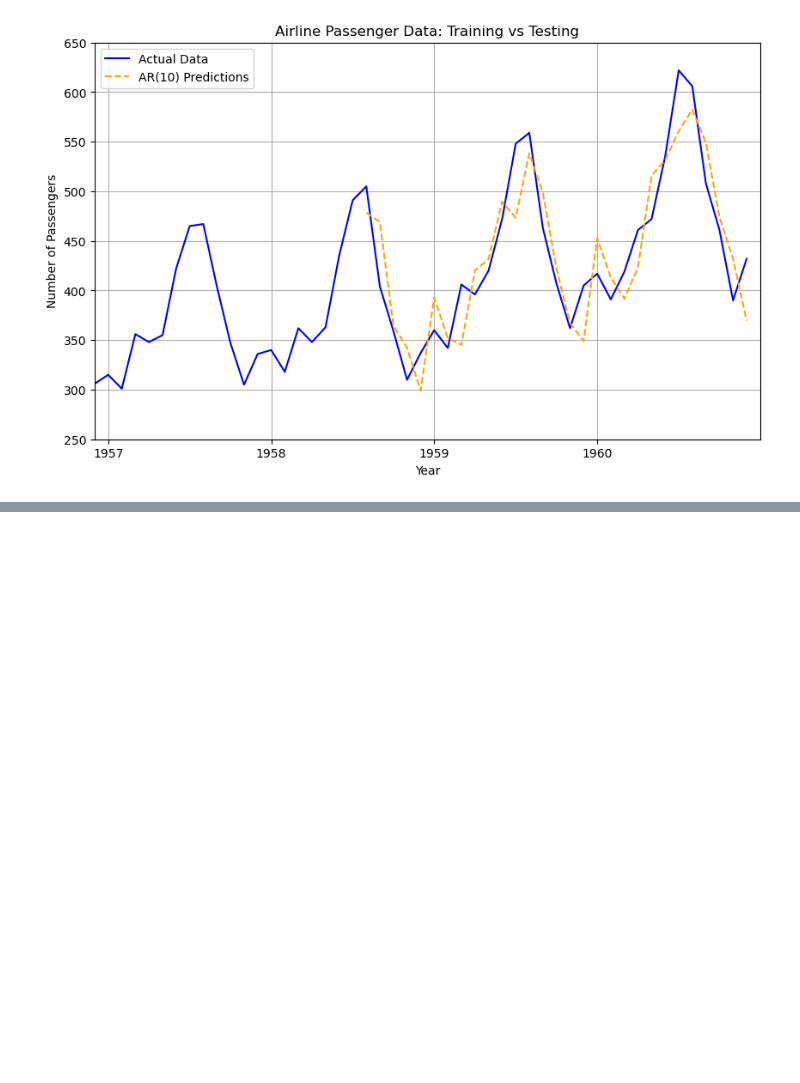
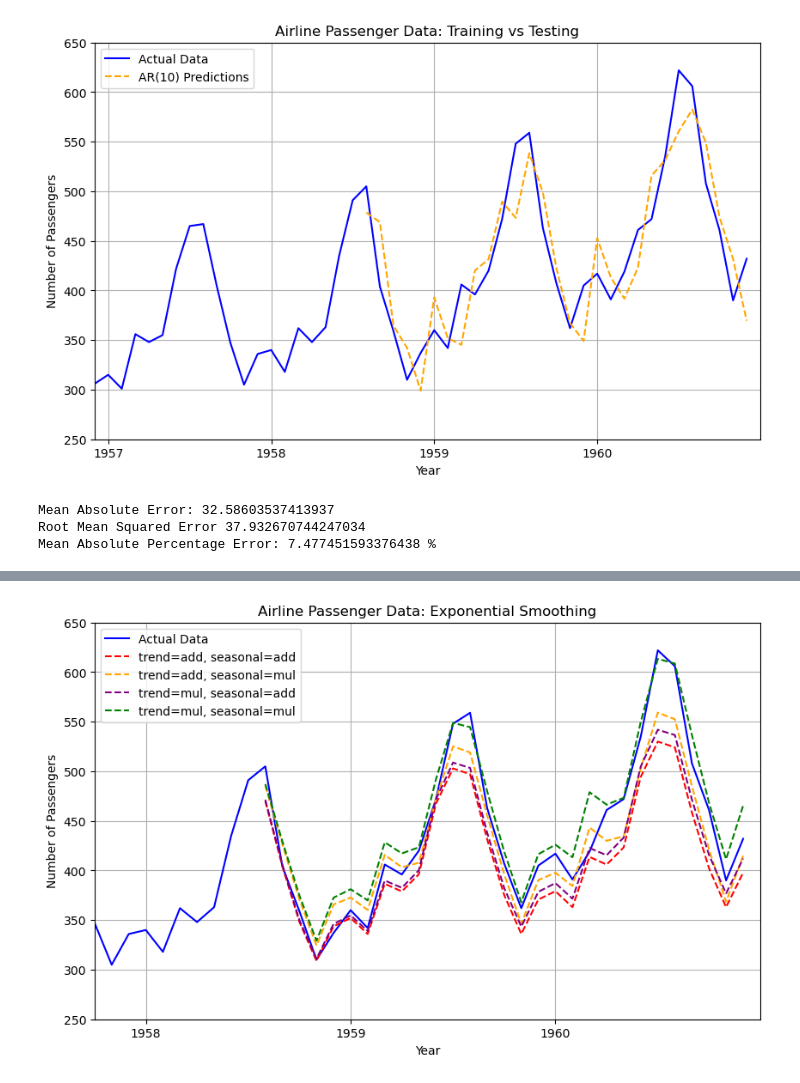
Before and after one commit to lyvin05/EE344-Time-Forecasting-Project, a Jupyter notebook: Notebooks/time_forecast_airline_passengers.ipynb, the cells around one changed output, grey strips where cells are left out. Cells and saved outputs as stored; diff of their text form; code cells hidden in the pictures; blank space fills up the shorter version.

Commit message:
Added exponential smoothing forecasting to airline passengers dataset

```diff
--- a/Notebooks/time_forecast.ipynb
+++ b/Notebooks/time_forecast_airline_passengers.ipynb
@@ -182,3 +191,68 @@ plt.grid(True)
 plt.show()
 # %% [output]
 [figure]
+# %%
+# Function to find MAE, RMSE, and MAPE of the forecast
+def evaluate(prediction, actual_observation):
+    mae = mean_absolute_error(actual_observation, prediction)
+    rmse = root_mean_squared_error(actual_observation, prediction)
+    mape = mean_absolute_percentage_error(actual_observation, prediction)
+
+    print("Mean Absolute Error:", mae)
+    print("Root Mean Squared Error", rmse)
+    print("Mean Absolute Percentage Error:", mape * 100, "%")
+
+evaluate(predictions, y_test)
+# %% [output]
+Mean Absolute Error: 32.58603537413937
+Root Mean Squared Error 37.932670744247034
+Mean Absolute Percentage Error: 7.477451593376438 %
+# %%
+# Exponential Smoothing taking trends and seasonal behavior
+from statsmodels.tsa.holtwinters import ExponentialSmoothing
+
+# Trying 4 different models using additive/multiplicative trend/season and evaluate it
+predictions = []
+labels = []
+
+for trend in ["add", "mul"]:
+    for seasonal in ["add", "mul"]:
+        model = ExponentialSmoothing(
+            train["total_passengers"],
+            trend=trend,
+            seasonal=seasonal,
+            seasonal_periods=12,
+        )
+        prediction = model.fit().forecast(len(test))
+        predictions.append(prediction)
+        labels.append(f"trend={trend}, seasonal={seasonal}")
+        print("\nTrend:", trend, " | Seasonal:", seasonal)
+        evaluate(prediction, y_test)
+
+# Plot results
+fig, ax = plt.subplots(figsize=(10, 6))
+
+ax.plot(
+    passenger_data["month"],
+    passenger_data["total_passengers"],
+    label="Actual Data",
+    color="blue"
+)
+
+ax.plot(test["month"], predictions[0], label=labels[0], color="red", linestyle="--")
+ax.plot(test["month"], predictions[1], label=labels[1], color="orange", linestyle="--")
+ax.plot(test["month"], predictions[2], label=labels[2], color="purple", linestyle="--")
+ax.plot(test["month"], predictions[3], label=labels[3], color="green", linestyle="--")
+
+plt.xlabel("Year")
+plt.ylabel("Number of Passengers")
+plt.title("Airline Passenger Data: Exponential Smoothing")
+plt.xticks(range(0, 144, 12), range(1949, 1961))
+
+ax.set_xlim(105, 144)
+ax.set_ylim(250, 650)
+
+plt.legend()
+plt.grid(True)
+plt.show()
+# %% [output]
@@ -184,0 +278 @@ plt.show()
+[figure, added]
```
Also changed, not shown: parts of 2 cells of this notebook.
